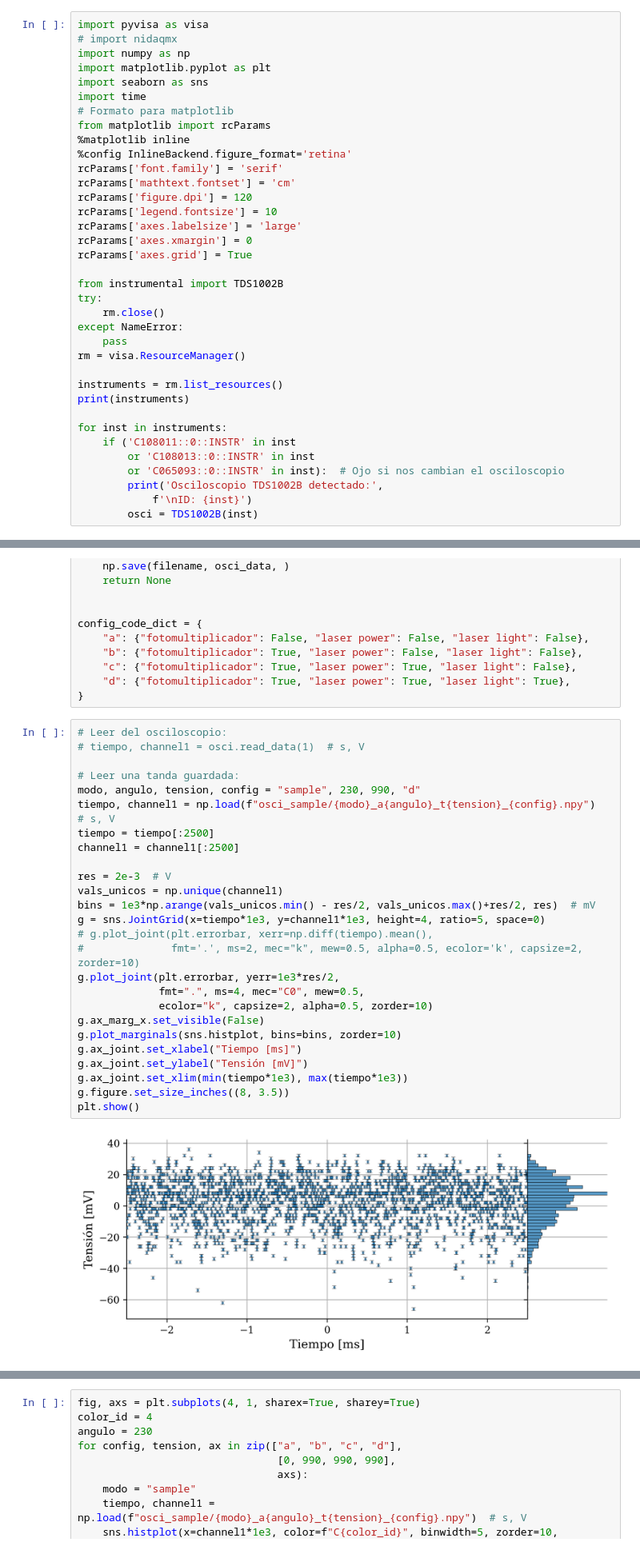
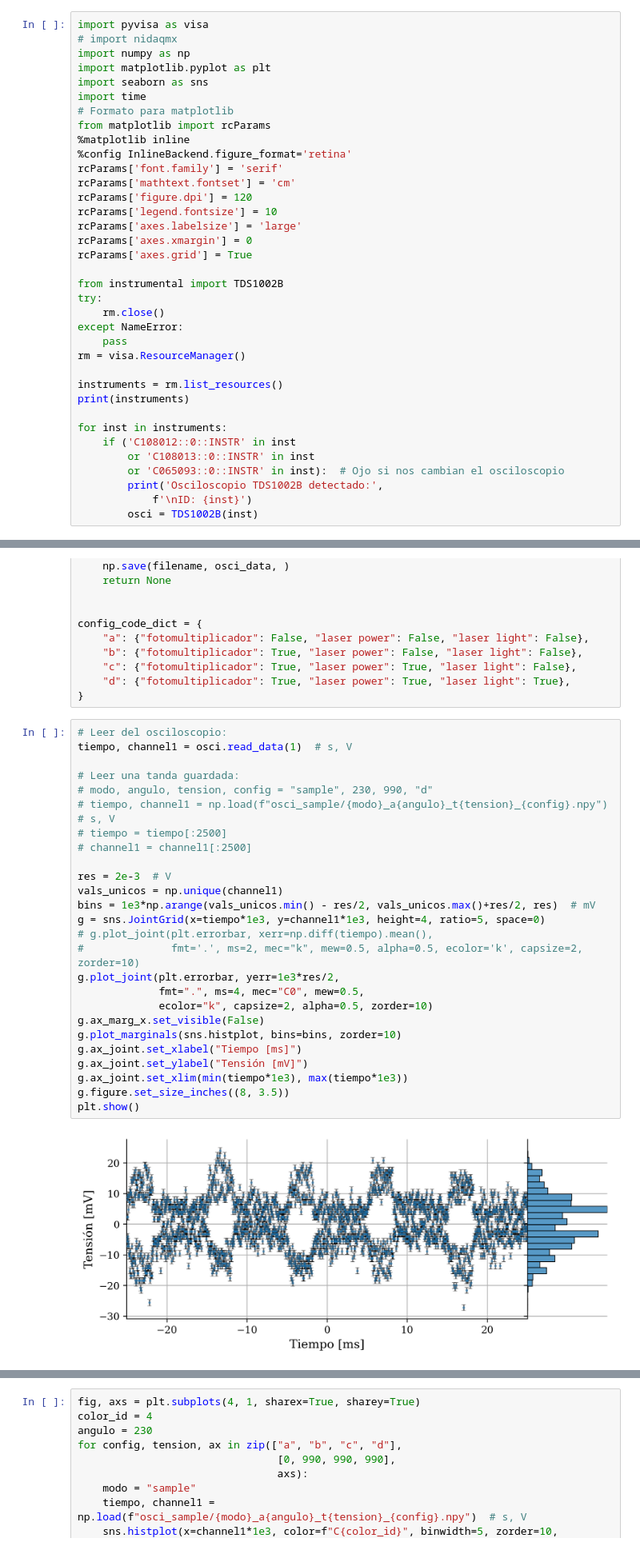
Before and after one commit to agustinbrusco/Laboratorio5, a Jupyter notebook: Datos y código - Práctica 3/adquisicion.ipynb, the cells around one changed output, grey strips where cells are left out. Shown at 80% size. Cells and saved outputs as stored; diff of their text form.

```diff
--- a/Datos y código - Práctica 3/adquisicion.ipynb
+++ b/Datos y código - Práctica 3/adquisicion.ipynb
@@ -32,7 +32,7 @@ instruments = rm.list_resources()
 print(instruments)
 
 for inst in instruments:
-    if ('C108011::0::INSTR' in inst
+    if ('C108012::0::INSTR' in inst
         or 'C108013::0::INSTR' in inst
         or 'C065093::0::INSTR' in inst):  # Ojo si nos cambian el osciloscopio
         print('Osciloscopio TDS1002B detectado:',
@@ -57,30 +60,30 @@ config_code_dict = {
 }
 # %%
 # Leer del osciloscopio:
-# tiempo, channel1 = osci.read_data(1)  # s, V
+tiempo, channel1 = osci.read_data(1)  # s, V
 
 # Leer una tanda guardada:
-modo, angulo, tension, config = "sample", 230, 990, "d"
-tiempo, channel1 = np.load(f"osci_sample/{modo}_a{angulo}_t{tension}_{config}.npy")  # s, V
-tiempo = tiempo[:2500]
-channel1 = channel1[:2500]
+# modo, angulo, tension, config = "sample", 230, 990, "d"
+# tiempo, channel1 = np.load(f"osci_sample/{modo}_a{angulo}_t{tension}_{config}.npy")  # s, V
+# tiempo = tiempo[:2500]
+# channel1 = channel1[:2500]
 
 res = 2e-3  # V
 vals_unicos = np.unique(channel1)
 bins = 1e3*np.arange(vals_unicos.min() - res/2, vals_unicos.max()+res/2, res)  # mV
 g = sns.JointGrid(x=tiempo*1e3, y=channel1*1e3, height=4, ratio=5, space=0)
 # g.plot_joint(plt.errorbar, xerr=np.diff(tiempo).mean(),
 #              fmt='.', ms=2, mec="k", mew=0.5, alpha=0.5, ecolor='k', capsize=2, zorder=10)
 g.plot_joint(plt.errorbar, yerr=1e3*res/2,
              fmt=".", ms=4, mec="C0", mew=0.5,
              ecolor="k", capsize=2, alpha=0.5, zorder=10)
 g.ax_marg_x.set_visible(False)
 g.plot_marginals(sns.histplot, bins=bins, zorder=10)
 g.ax_joint.set_xlabel("Tiempo [ms]")
 g.ax_joint.set_ylabel("Tensión [mV]")
 g.ax_joint.set_xlim(min(tiempo*1e3), max(tiempo*1e3))
 g.figure.set_size_inches((8, 3.5))
 plt.show()
 # %% [output]
-[figure, old version]
+[figure, new version]
 # %%
```
Also changed, not shown: parts of 5 cells of this notebook, 10 other files.
